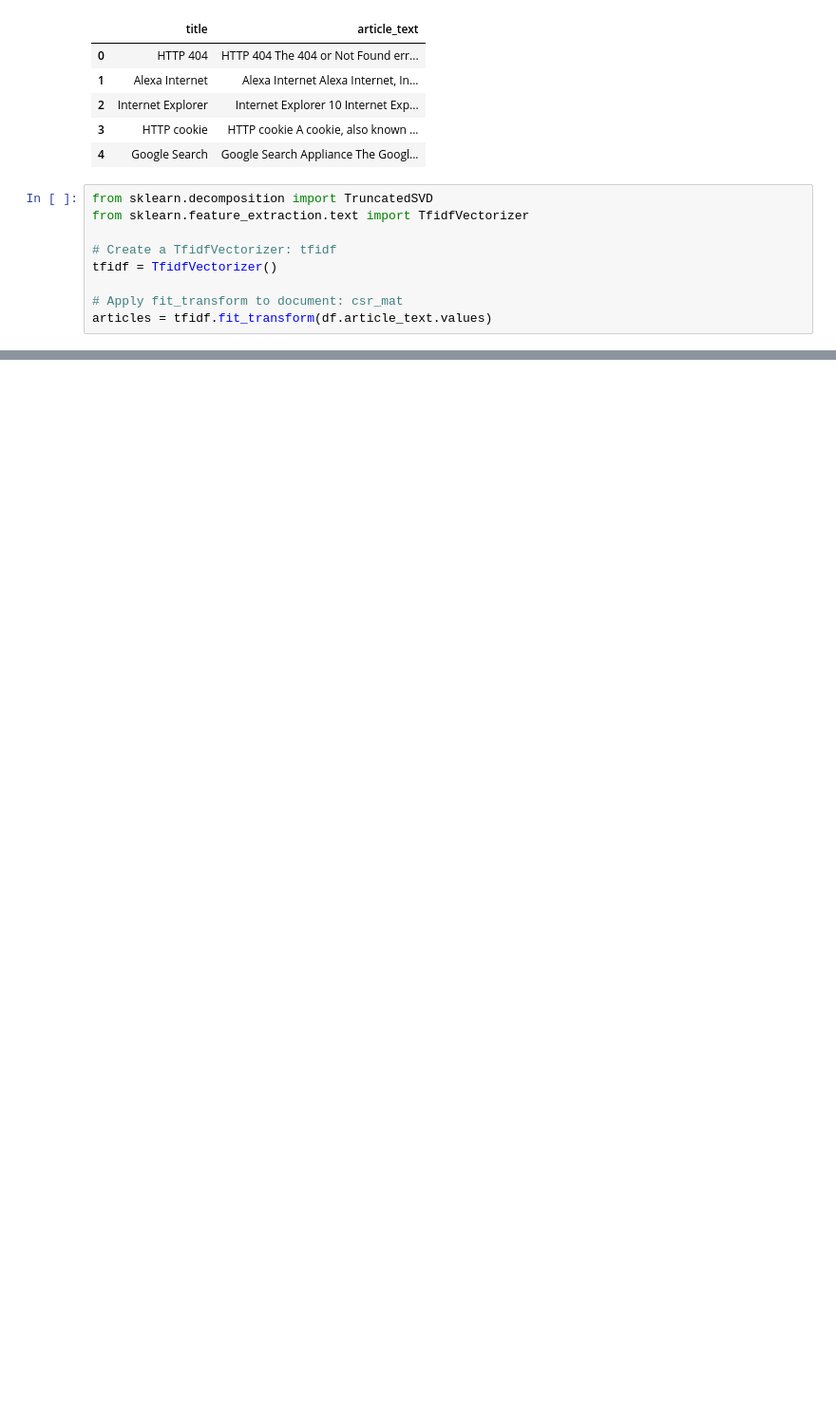
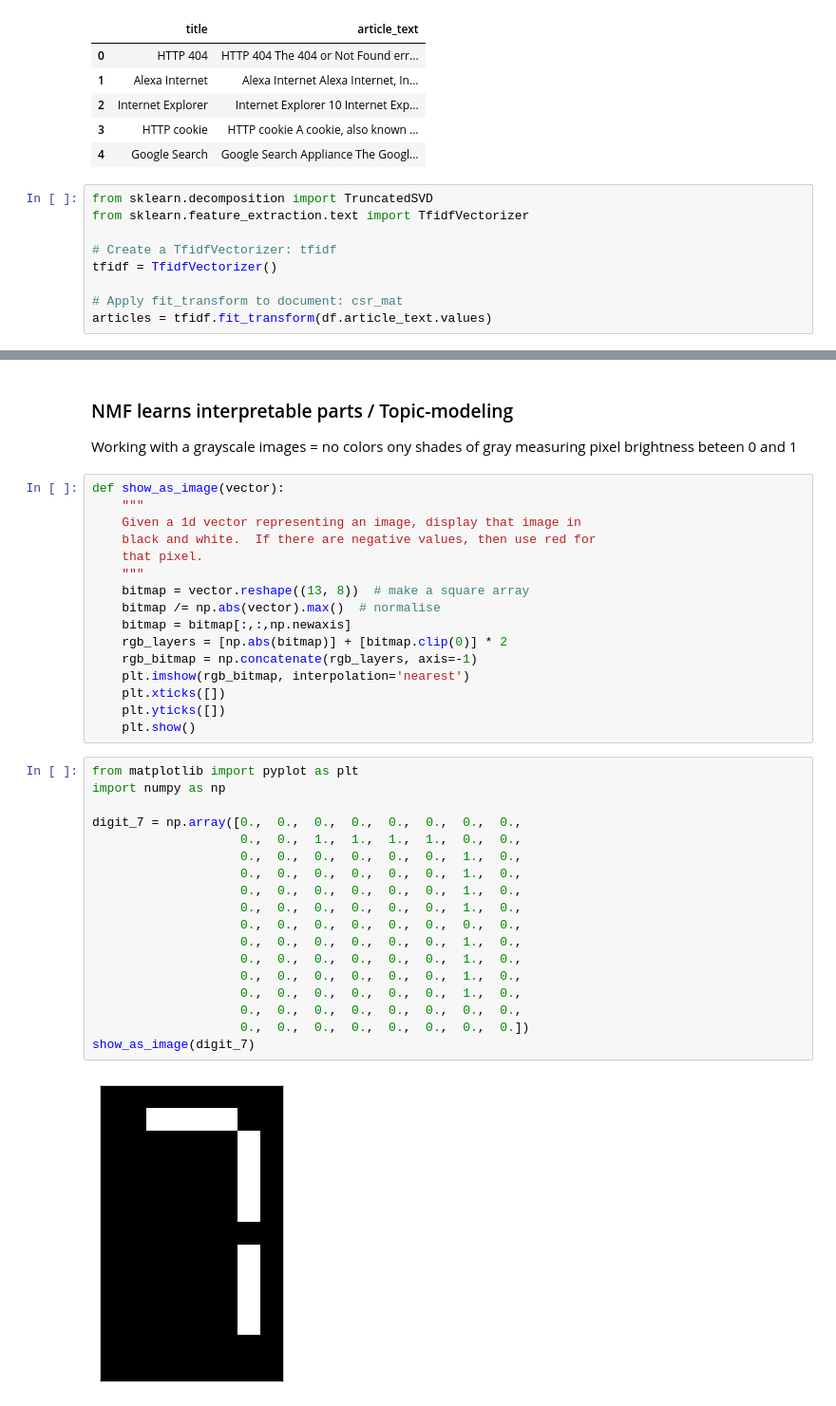
Before and after one commit to hzitoun/datacamp-machine-learning-with-scikit-learn, a Jupyter notebook: 2_unsupervised-learning-with-sickitlearn/Unsupervised-learning with Scikit-learn.ipynb, the cells around one changed output, grey strips where cells are left out. Shown: that part at 95% size. Saved outputs shown, nothing was run; the diff lists cells and outputs as text; blank space fills up the shorter version.

```diff
--- a/2_unsupervised-learning-with-sickitlearn/Unsupervised-learning with Scikit-learn.ipynb
+++ b/2_unsupervised-learning-with-sickitlearn/Unsupervised-learning with Scikit-learn.ipynb
@@ -467,0 +532,39 @@ print(df.sort_values('labels'))
+# %% [markdown]
+### NMF learns interpretable parts / Topic-modeling
+Working with a grayscale images = no colors ony shades of gray measuring pixel brightness beteen 0 and 1
+# %%
+def show_as_image(vector):
+    """
+    Given a 1d vector representing an image, display that image in
+    black and white.  If there are negative values, then use red for
+    that pixel.
+    """
+    bitmap = vector.reshape((13, 8))  # make a square array
+    bitmap /= np.abs(vector).max()  # normalise
+    bitmap = bitmap[:,:,np.newaxis]
+    rgb_layers = [np.abs(bitmap)] + [bitmap.clip(0)] * 2
+    rgb_bitmap = np.concatenate(rgb_layers, axis=-1)
+    plt.imshow(rgb_bitmap, interpolation='nearest')
+    plt.xticks([])
+    plt.yticks([])
+    plt.show()
+# %%
+from matplotlib import pyplot as plt
+import numpy as np
+
+digit_7 = np.array([0.,  0.,  0.,  0.,  0.,  0.,  0.,  0.,
+                    0.,  0.,  1.,  1.,  1.,  1.,  0.,  0.,
+                    0.,  0.,  0.,  0.,  0.,  0.,  1.,  0.,
+                    0.,  0.,  0.,  0.,  0.,  0.,  1.,  0.,
+                    0.,  0.,  0.,  0.,  0.,  0.,  1.,  0.,
+                    0.,  0.,  0.,  0.,  0.,  0.,  1.,  0.,
+                    0.,  0.,  0.,  0.,  0.,  0.,  0.,  0.,
+                    0.,  0.,  0.,  0.,  0.,  0.,  1.,  0.,
+                    0.,  0.,  0.,  0.,  0.,  0.,  1.,  0.,
+                    0.,  0.,  0.,  0.,  0.,  0.,  1.,  0.,
+                    0.,  0.,  0.,  0.,  0.,  0.,  1.,  0.,
+                    0.,  0.,  0.,  0.,  0.,  0.,  0.,  0.,
+                    0.,  0.,  0.,  0.,  0.,  0.,  0.,  0.])
+show_as_image(digit_7)
+# %% [output]
+[figure, added]
```
Also changed, not shown: parts of 12 cells of this notebook, 2 other files.
